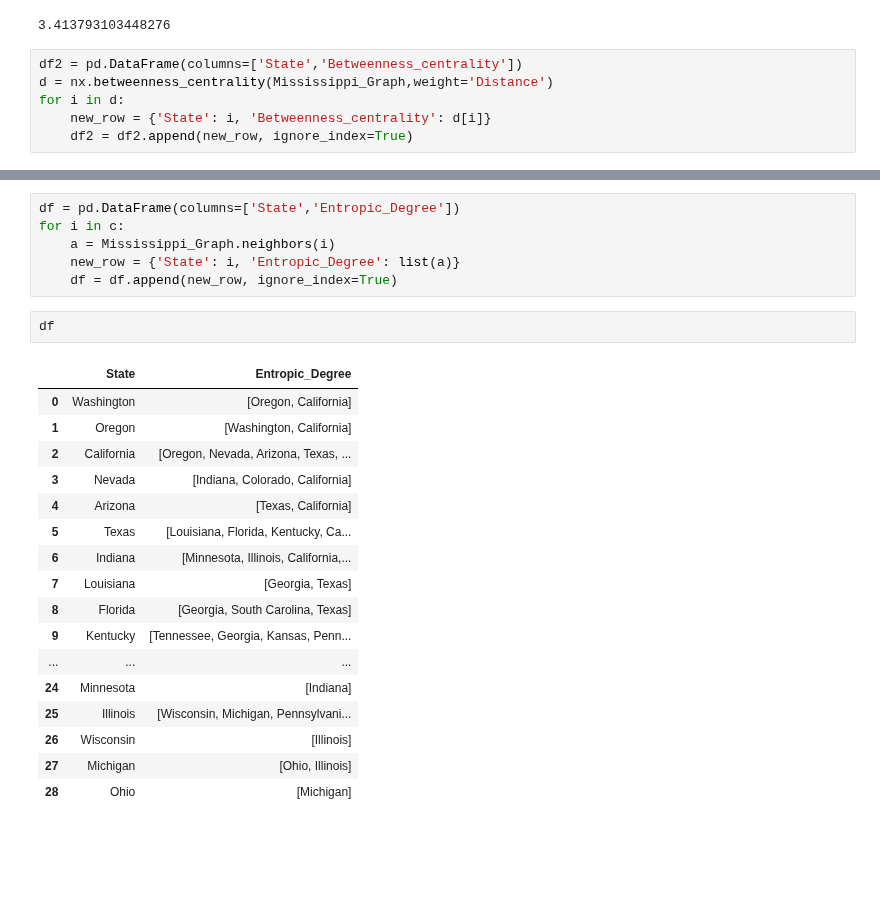
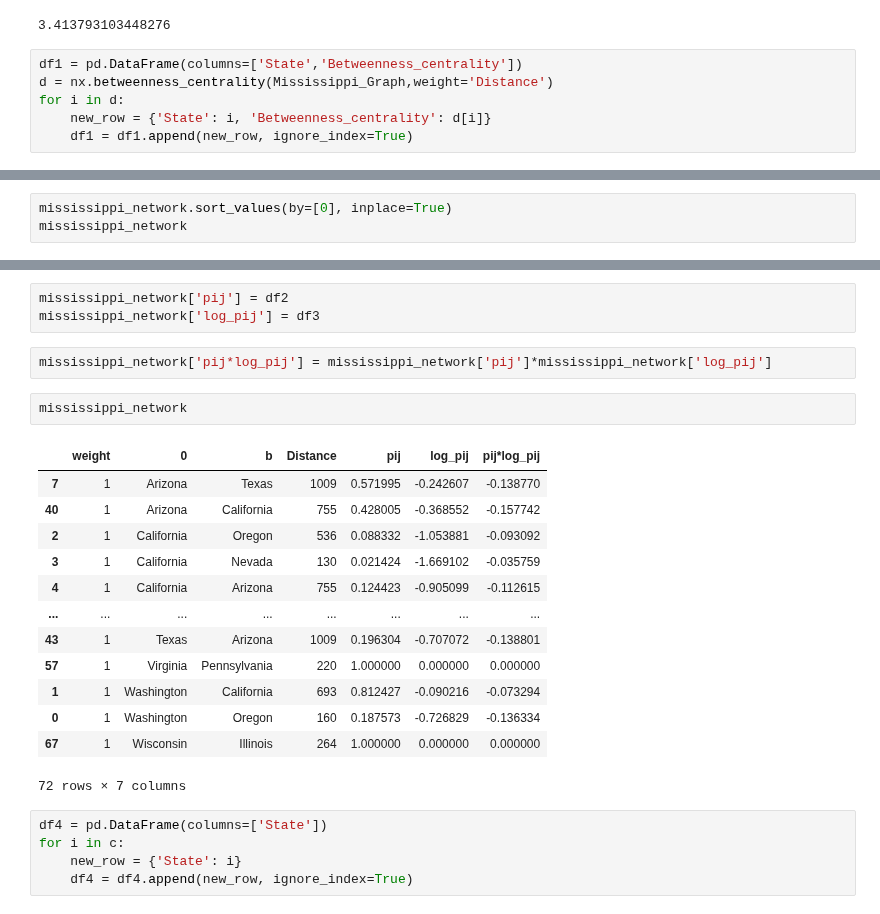
Before and after one commit to kelvinengee/network, a Jupyter notebook: Mississippi.ipynb, the cells around one changed output, grey strips where cells are left out. Saved outputs shown, nothing was run; the diff lists cells and outputs as text; blank space fills up the shorter version.

```diff
--- a/Mississippi.ipynb
+++ b/Mississippi.ipynb
@@ -199,9 +200,9 @@ average_shortest_path
 # %% [output]
 3.413793103448276
 # %%
-df2 = pd.DataFrame(columns=['State','Betweenness_centrality'])
+df1 = pd.DataFrame(columns=['State','Betweenness_centrality'])
 d = nx.betweenness_centrality(Mississippi_Graph,weight='Distance')
 for i in d:
     new_row = {'State': i, 'Betweenness_centrality': d[i]}
-    df2 = df2.append(new_row, ignore_index=True)
+    df1 = df1.append(new_row, ignore_index=True)
 # %%
@@ -224,3 +225,6 @@ df2.sort_values(by=['Betweenness_centrality'], ascending=False)
 | 10 | Tennessee | 0.000000 |
 | 4 | Arizona | 0.000000 |
 | 28 | Ohio | 0.000000 |
+# %%
+mississippi_network.sort_values(by=[0], inplace=True)
+mississippi_network
@@ -227,26 +428,26 @@ df2.sort_values(by=['Betweenness_centrality'], ascending=False)
+# %%
+mississippi_network['pij'] = df2
+mississippi_network['log_pij'] = df3
+# %%
+mississippi_network['pij*log_pij'] = mississippi_network['pij']*mississippi_network['log_pij']
+# %%
+mississippi_network
+# %% [output]
+|  | weight | 0 | b | Distance | pij | log_pij | pij*log_pij |
+| 7 | 1 | Arizona | Texas | 1009 | 0.571995 | -0.242607 | -0.138770 |
+| 40 | 1 | Arizona | California | 755 | 0.428005 | -0.368552 | -0.157742 |
+| 2 | 1 | California | Oregon | 536 | 0.088332 | -1.053881 | -0.093092 |
+| 3 | 1 | California | Nevada | 130 | 0.021424 | -1.669102 | -0.035759 |
+| 4 | 1 | California | Arizona | 755 | 0.124423 | -0.905099 | -0.112615 |
+| ... | ... | ... | ... | ... | ... | ... | ... |
+| 43 | 1 | Texas | Arizona | 1009 | 0.196304 | -0.707072 | -0.138801 |
+| 57 | 1 | Virginia | Pennsylvania | 220 | 1.000000 | 0.000000 | 0.000000 |
+| 1 | 1 | Washington | California | 693 | 0.812427 | -0.090216 | -0.073294 |
+| 0 | 1 | Washington | Oregon | 160 | 0.187573 | -0.726829 | -0.136334 |
+| 67 | 1 | Wisconsin | Illinois | 264 | 1.000000 | 0.000000 | 0.000000 |
+72 rows × 7 columns
 # %%
-df = pd.DataFrame(columns=['State','Entropic_Degree'])
+df4 = pd.DataFrame(columns=['State'])
 for i in c:
-    a = Mississippi_Graph.neighbors(i)
-    new_row = {'State': i, 'Entropic_Degree': list(a)}
-    df = df.append(new_row, ignore_index=True)
+    new_row = {'State': i}
+    df4 = df4.append(new_row, ignore_index=True)
-# %%
-df
-# %% [output]
-|  | State | Entropic_Degree |
-| 0 | Washington | [Oregon, California] |
-| 1 | Oregon | [Washington, California] |
-| 2 | California | [Oregon, Nevada, Arizona, Texas, ... |
-| 3 | Nevada | [Indiana, Colorado, California] |
-| 4 | Arizona | [Texas, California] |
-| 5 | Texas | [Louisiana, Florida, Kentucky, Ca... |
-| 6 | Indiana | [Minnesota, Illinois, California,... |
-| 7 | Louisiana | [Georgia, Texas] |
-| 8 | Florida | [Georgia, South Carolina, Texas] |
-| 9 | Kentucky | [Tennessee, Georgia, Kansas, Penn... |
-| ... | ... | ... |
-| 24 | Minnesota | [Indiana] |
-| 25 | Illinois | [Wisconsin, Michigan, Pennsylvani... |
-| 26 | Wisconsin | [Illinois] |
-| 27 | Michigan | [Ohio, Illinois] |
-| 28 | Ohio | [Michigan] |
```
Also changed, not shown: parts of 19 cells of this notebook.
